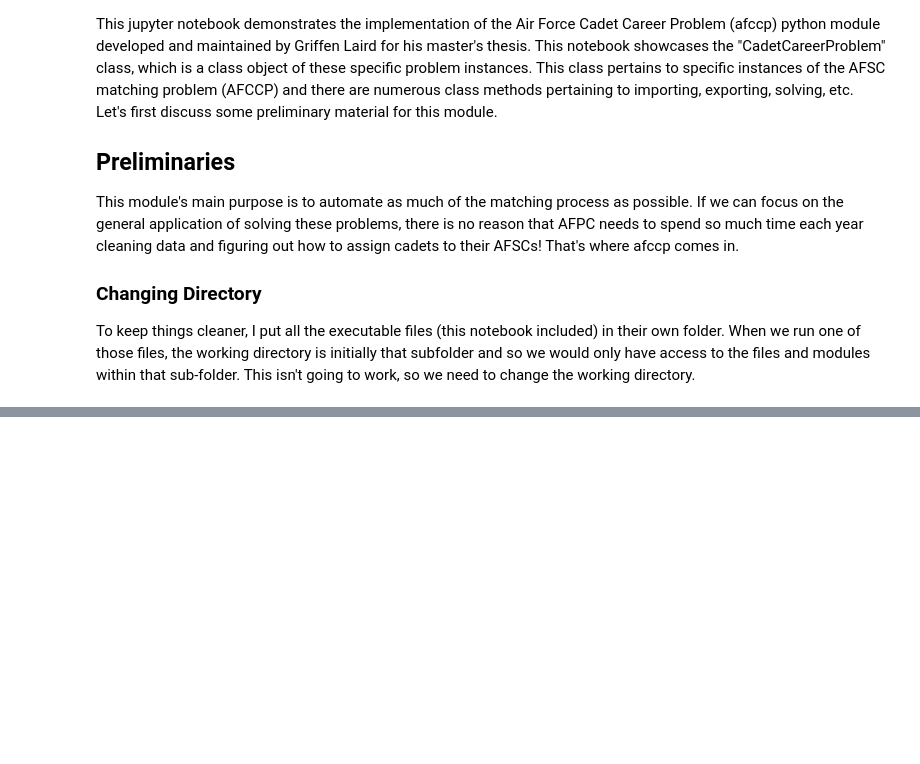
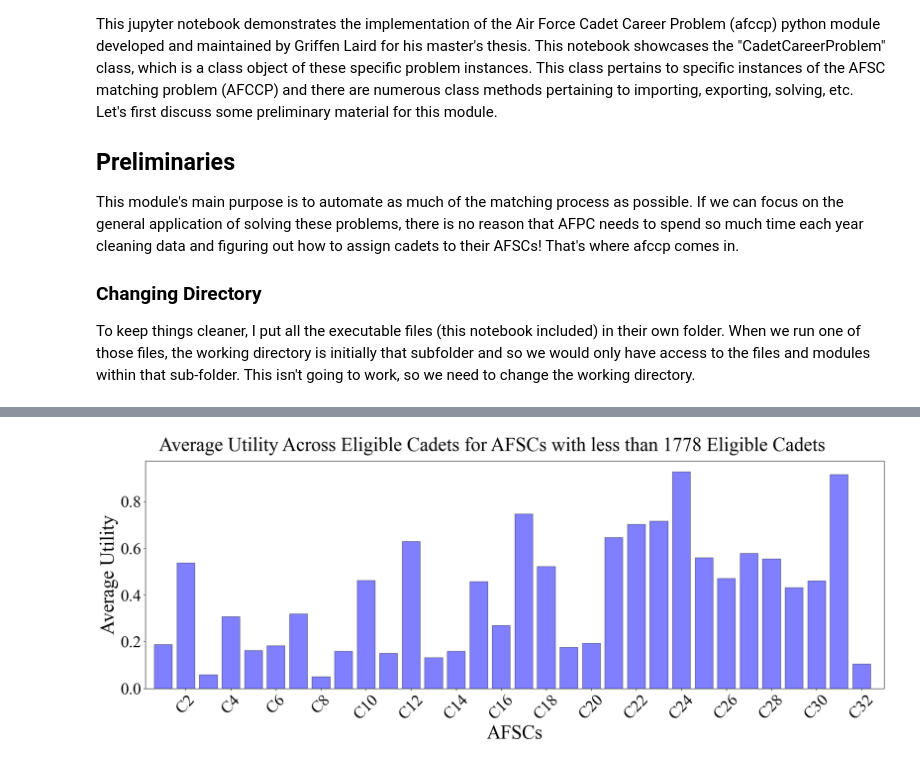
Before and after one commit to dglaird/afccp, a Jupyter notebook: afccp/executables/examples/afccp_example.ipynb, the cells around one changed output, grey strips where cells are left out. Saved outputs shown, nothing was run; the diff lists cells and outputs as text; code cells hidden in the pictures; blank space fills up the shorter version.

```diff
--- a/afccp/executables/examples/afccp_example.ipynb
+++ b/afccp/executables/examples/afccp_example.ipynb
@@ -42,0 +164,8 @@ We also print out whether or not we have the "Sensitive" data folder. Since I ul
+# %%
+# We can also look at the average utility placed on each of the AFSCs of the set of eligible cadets for each AFSC
+chart = instance.display_data_graph('Average Utility', bar_color='blue', eligibility=True, figsize=figsize)
+
+# This is probably more fair since most cadets aren't going to place preferences on AFSCs they're not eligible for
+pass
+# %% [output]
+[figure, added]
```
Also changed, not shown: parts of 69 cells of this notebook.
